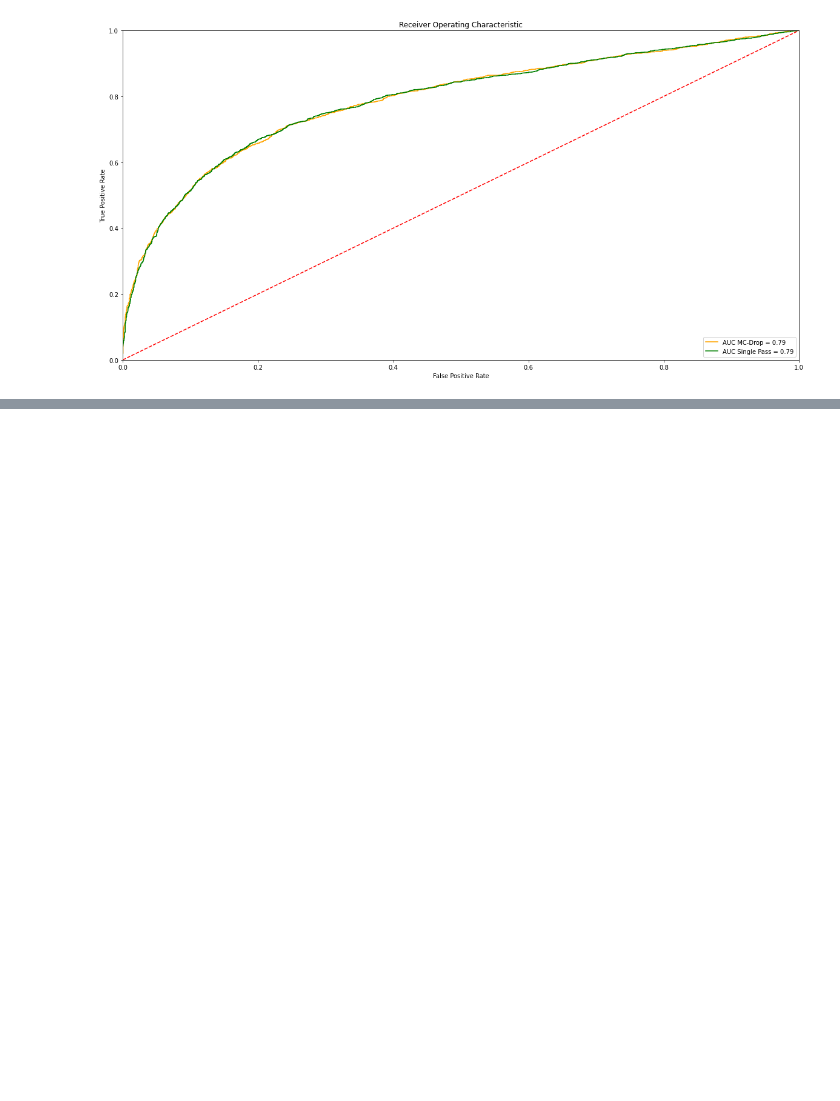
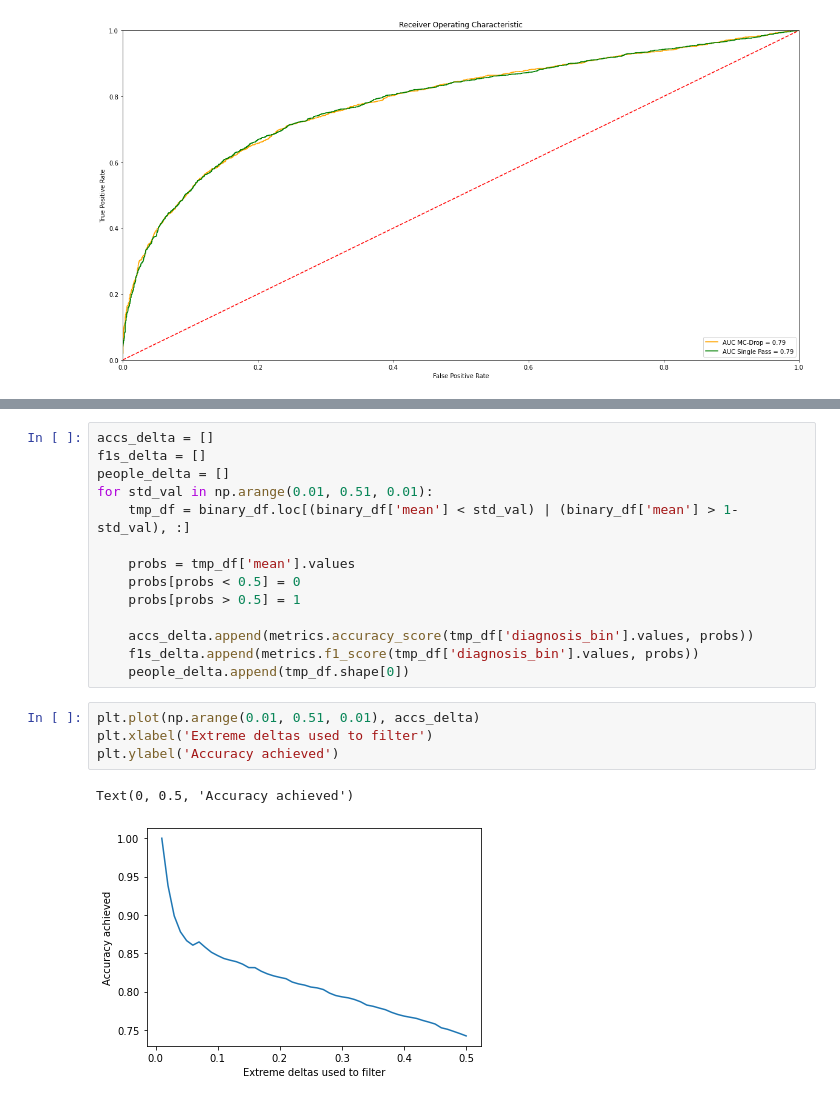
Before and after one commit to tighu20/adni_phenotypes, a Jupyter notebook: results/NACC_Results.ipynb, the cells around one changed output, grey strips where cells are left out. Saved outputs shown, nothing was run; the diff lists cells and outputs as text; blank space fills up the shorter version.

```diff
--- a/results/NACC_Results.ipynb
+++ b/results/NACC_Results.ipynb
@@ -150,0 +206,21 @@ plt.close()
+# %%
+accs_delta = []
+f1s_delta = []
+people_delta = []
+for std_val in np.arange(0.01, 0.51, 0.01):
+    tmp_df = binary_df.loc[(binary_df['mean'] < std_val) | (binary_df['mean'] > 1- std_val), :]
+
+    probs = tmp_df['mean'].values
+    probs[probs < 0.5] = 0
+    probs[probs > 0.5] = 1
+
+    accs_delta.append(metrics.accuracy_score(tmp_df['diagnosis_bin'].values, probs))
+    f1s_delta.append(metrics.f1_score(tmp_df['diagnosis_bin'].values, probs))
+    people_delta.append(tmp_df.shape[0])
+# %%
+plt.plot(np.arange(0.01, 0.51, 0.01), accs_delta)
+plt.xlabel('Extreme deltas used to filter')
+plt.ylabel('Accuracy achieved')
+# %% [output]
+Text(0, 0.5, 'Accuracy achieved')
+[figure, added]
```
Also changed, not shown: parts of 11 cells of this notebook.
